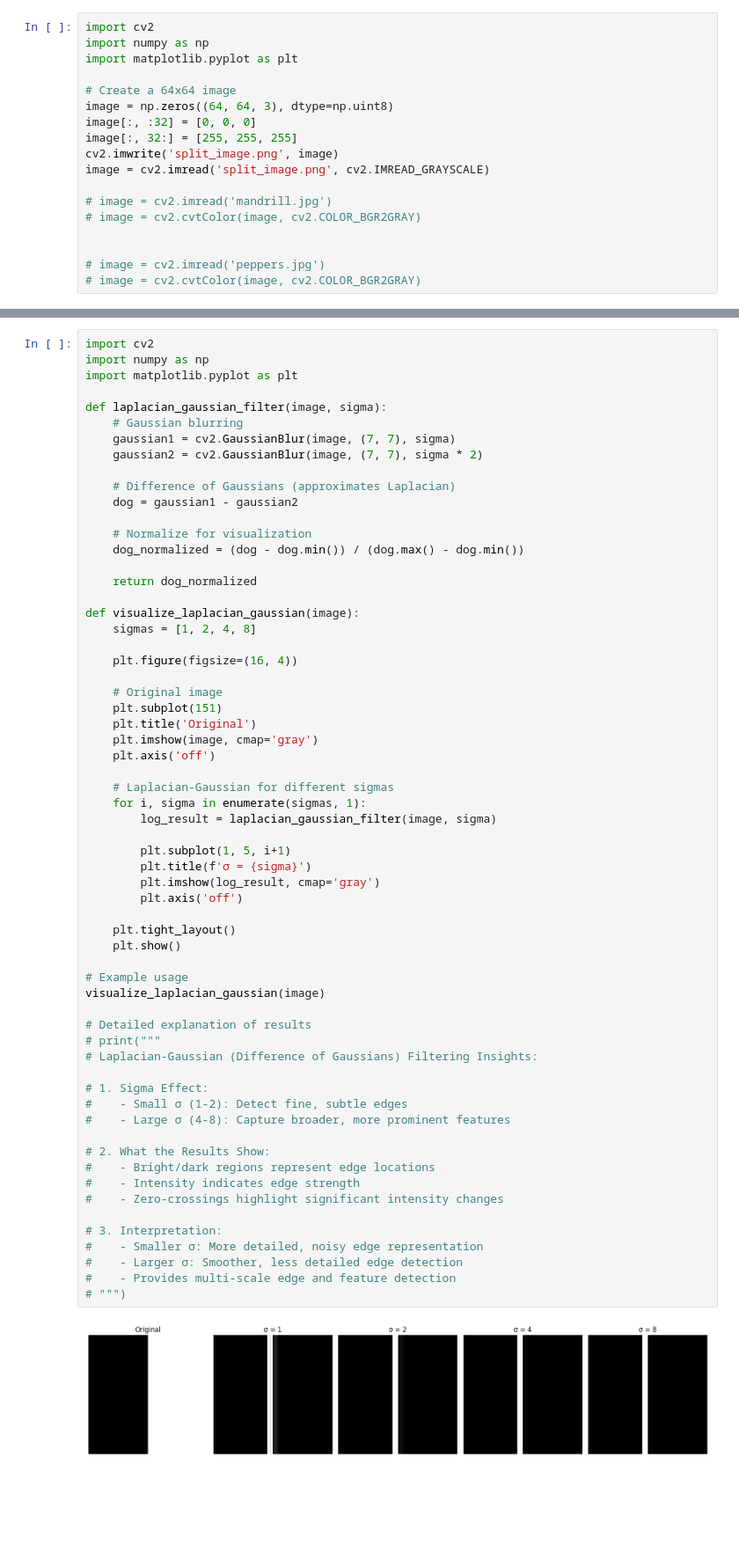
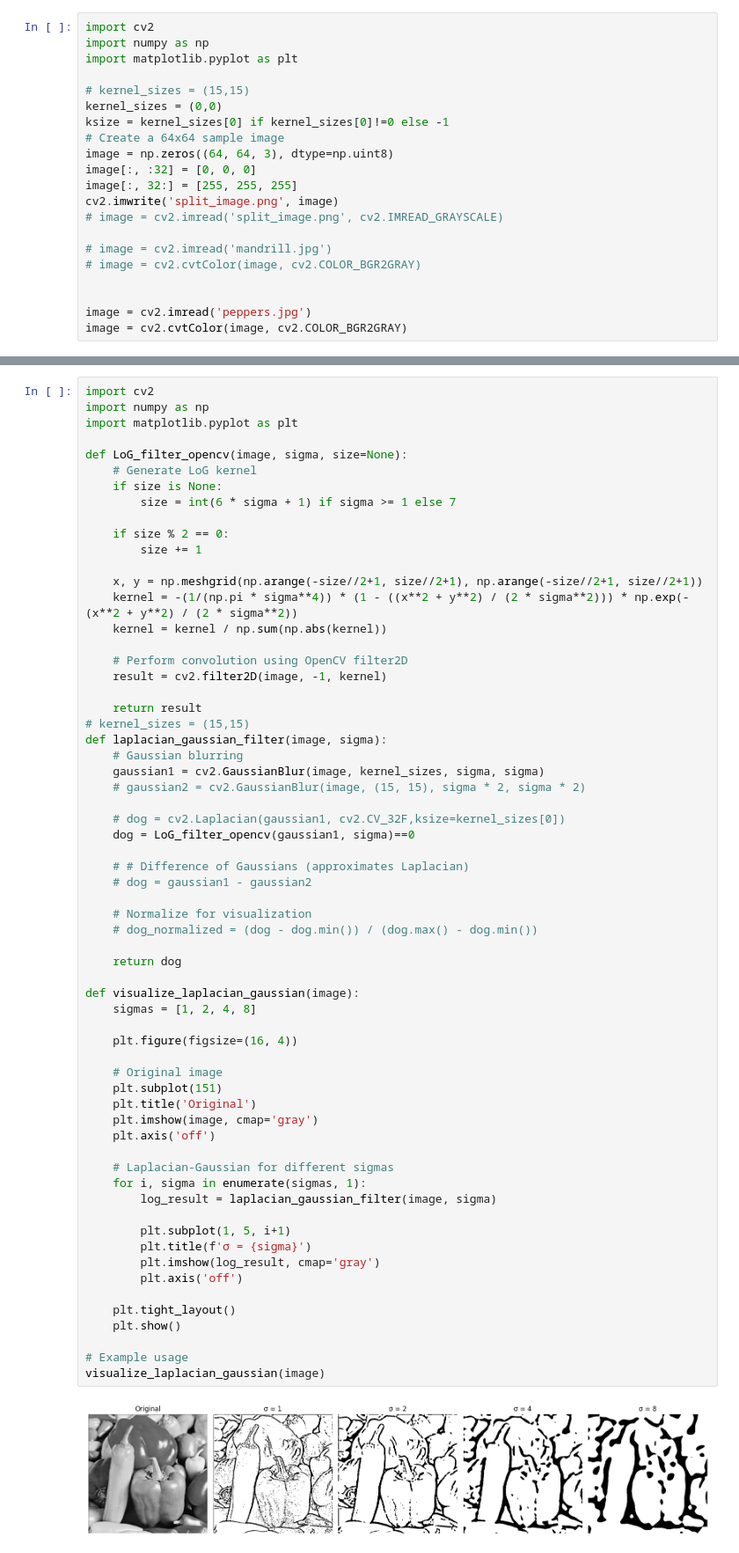
Before and after one commit to ducanhdt/VIP_course_assignment, a Jupyter notebook: main.ipynb, the cells around one changed output, grey strips where cells are left out. Shown at 88% size. Drawn from its saved outputs; the diff is of its cells as text; blank space fills up the shorter version.

```diff
--- a/main.ipynb
+++ b/main.ipynb
@@ -3,19 +3,22 @@ import cv2
 import numpy as np
 import matplotlib.pyplot as plt
 
-# Create a 64x64 image
+# kernel_sizes = (15,15)
+kernel_sizes = (0,0)
+ksize = kernel_sizes[0] if kernel_sizes[0]!=0 else -1
+# Create a 64x64 sample image
 image = np.zeros((64, 64, 3), dtype=np.uint8)
 image[:, :32] = [0, 0, 0]
 image[:, 32:] = [255, 255, 255]
 cv2.imwrite('split_image.png', image)
-image = cv2.imread('split_image.png', cv2.IMREAD_GRAYSCALE)
+# image = cv2.imread('split_image.png', cv2.IMREAD_GRAYSCALE)
 
 # image = cv2.imread('mandrill.jpg')
 # image = cv2.cvtColor(image, cv2.COLOR_BGR2GRAY)
 
 
-# image = cv2.imread('peppers.jpg')
-# image = cv2.cvtColor(image, cv2.COLOR_BGR2GRAY)
+image = cv2.imread('peppers.jpg')
+image = cv2.cvtColor(image, cv2.COLOR_BGR2GRAY)
 # %%
 import numpy as np
 import matplotlib.pyplot as plt
@@ -121,64 +144,65 @@ import cv2
 import numpy as np
 import matplotlib.pyplot as plt
 
+def LoG_filter_opencv(image, sigma, size=None):
+    # Generate LoG kernel
+    if size is None:
+        size = int(6 * sigma + 1) if sigma >= 1 else 7
+
+    if size % 2 == 0:
+        size += 1
+
+    x, y = np.meshgrid(np.arange(-size//2+1, size//2+1), np.arange(-size//2+1, size//2+1))
+    kernel = -(1/(np.pi * sigma**4)) * (1 - ((x**2 + y**2) / (2 * sigma**2))) * np.exp(-(x**2 + y**2) / (2 * sigma**2))
+    kernel = kernel / np.sum(np.abs(kernel))
+
+    # Perform convolution using OpenCV filter2D
+    result = cv2.filter2D(image, -1, kernel)
+
+    return result
+# kernel_sizes = (15,15)
 def laplacian_gaussian_filter(image, sigma):
     # Gaussian blurring
-    gaussian1 = cv2.GaussianBlur(image, (7, 7), sigma)
-    gaussian2 = cv2.GaussianBlur(image, (7, 7), sigma * 2)
+    gaussian1 = cv2.GaussianBlur(image, kernel_sizes, sigma, sigma)
+    # gaussian2 = cv2.GaussianBlur(image, (15, 15), sigma * 2, sigma * 2)
 
-    # Difference of Gaussians (approximates Laplacian)
-    dog = gaussian1 - gaussian2
+    # dog = cv2.Laplacian(gaussian1, cv2.CV_32F,ksize=kernel_sizes[0])
+    dog = LoG_filter_opencv(gaussian1, sigma)==0
+
+    # # Difference of Gaussians (approximates Laplacian)
+    # dog = gaussian1 - gaussian2
 
     # Normalize for visualization
-    dog_normalized = (dog - dog.min()) / (dog.max() - dog.min())
+    # dog_normalized = (dog - dog.min()) / (dog.max() - dog.min())
 
-    return dog_normalized
+    return dog
 
 def visualize_laplacian_gaussian(image):
     sigmas = [1, 2, 4, 8]
 
     plt.figure(figsize=(16, 4))
 
     # Original image
     plt.subplot(151)
     plt.title('Original')
     plt.imshow(image, cmap='gray')
     plt.axis('off')
 
     # Laplacian-Gaussian for different sigmas
     for i, sigma in enumerate(sigmas, 1):
         log_result = laplacian_gaussian_filter(image, sigma)
 
         plt.subplot(1, 5, i+1)
         plt.title(f'σ = {sigma}')
         plt.imshow(log_result, cmap='gray')
         plt.axis('off')
 
     plt.tight_layout()
     plt.show()
 
 # Example usage
 visualize_laplacian_gaussian(image)
-
-# Detailed explanation of results
-# print("""
-# Laplacian-Gaussian (Difference of Gaussians) Filtering Insights:
-
-# 1. Sigma Effect:
-#    - Small σ (1-2): Detect fine, subtle edges
-#    - Large σ (4-8): Capture broader, more prominent features
-
-# 2. What the Results Show:
-#    - Bright/dark regions represent edge locations
-#    - Intensity indicates edge strength
-#    - Zero-crossings highlight significant intensity changes
-
-# 3. Interpretation:
-#    - Smaller σ: More detailed, noisy edge representation
-#    - Larger σ: Smoother, less detailed edge detection
-#    - Provides multi-scale edge and feature detection
-# """)
 # %% [output]
-[figure, old version]
+[figure, new version]
 # %%
 sigma = 8
```
Also changed, not shown: parts of 9 cells of this notebook.
